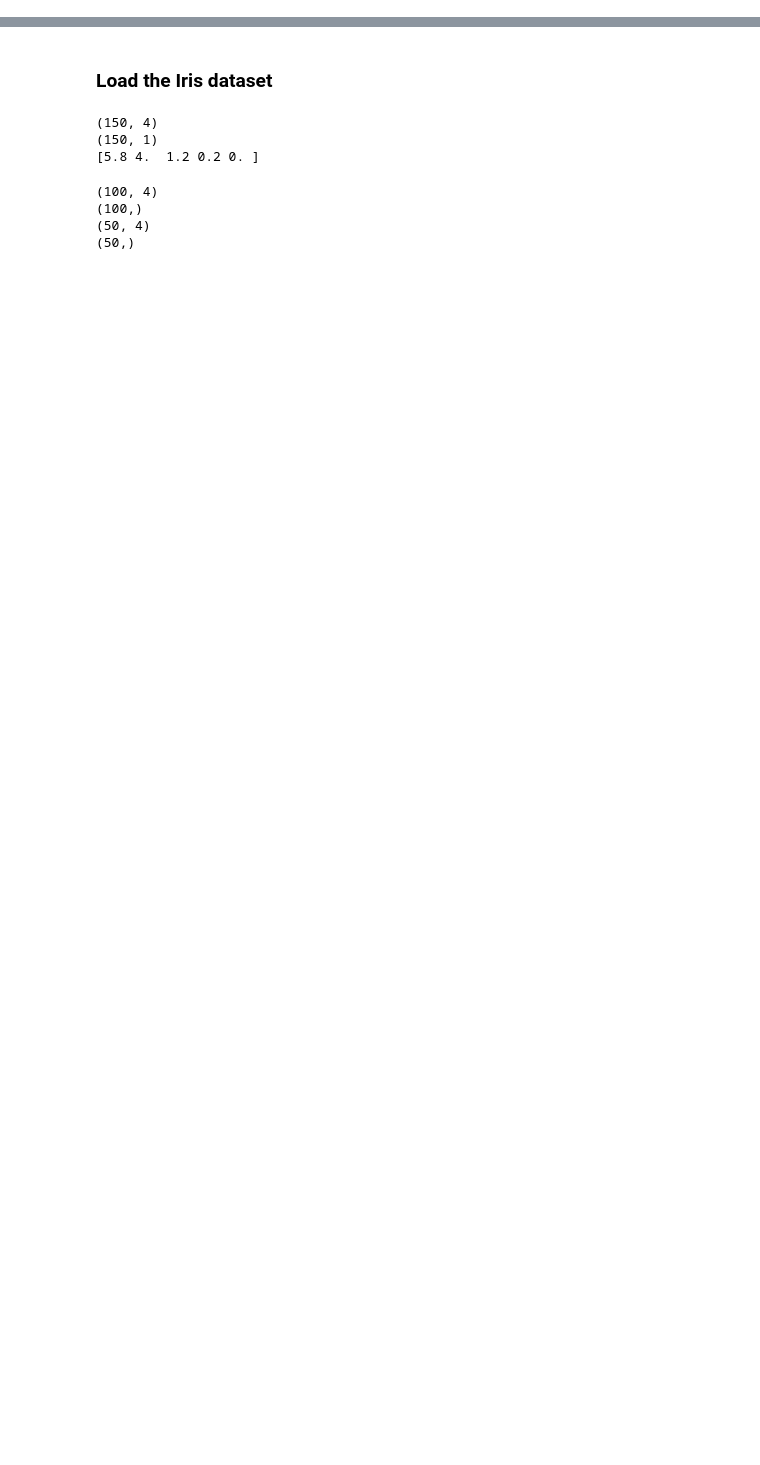
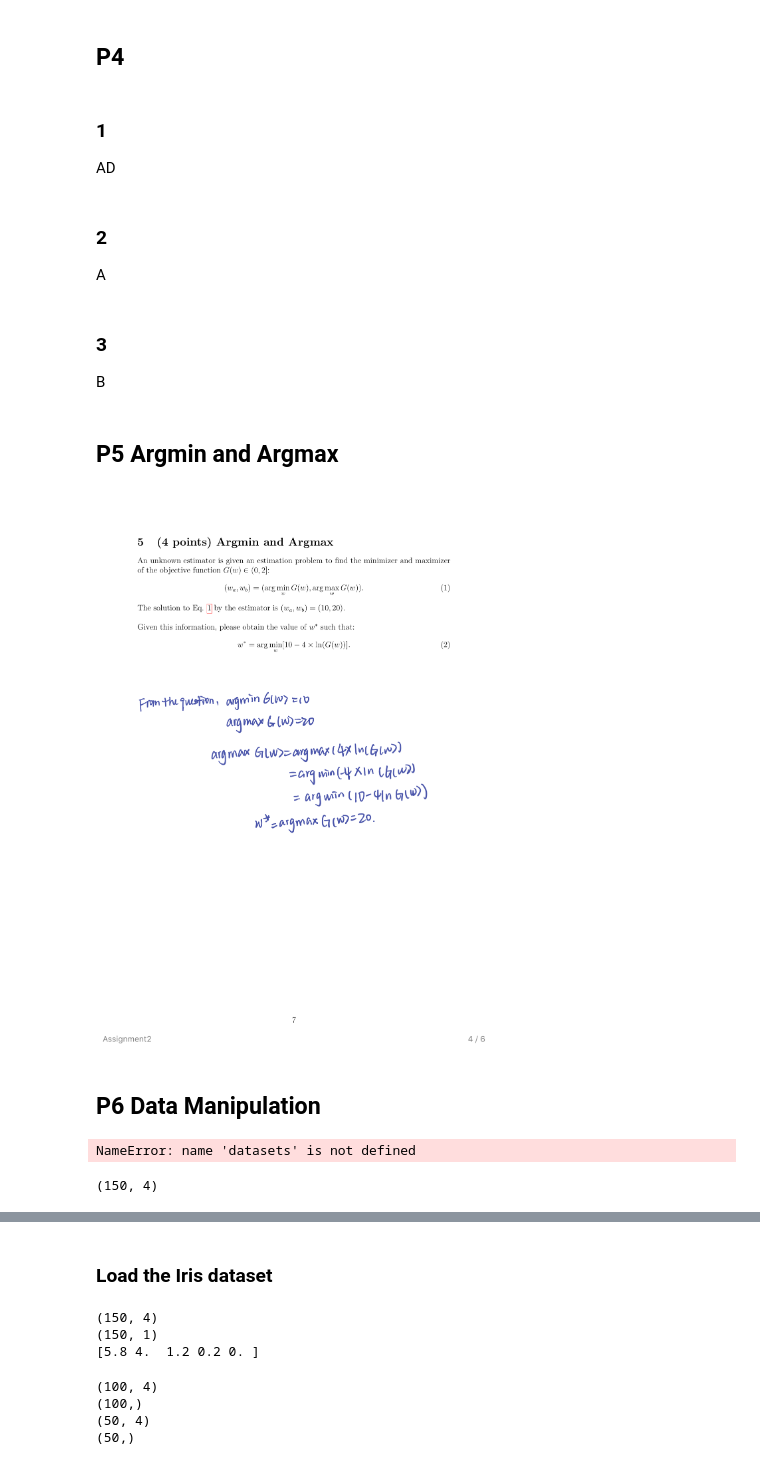
Before and after one commit to SHUYUAN66/COGS-118A, a Jupyter notebook: Assignment2/training_test_errors.ipynb, the cells around one changed output, grey strips where cells are left out. Saved outputs shown, nothing was run; the diff lists cells and outputs as text; code cells hidden in the pictures; blank space fills up the shorter version.

```diff
--- a/Assignment2/training_test_errors.ipynb
+++ b/Assignment2/training_test_errors.ipynb
@@ -0,0 +30,29 @@
+# %% [markdown]
+## P4
+# %% [markdown]
+### 1
+AD
+# %% [markdown]
+### 2
+A
+# %% [markdown]
+### 3
+B
+# %% [markdown]
+## P5 Argmin and Argmax
+# %%
+Image('P4.png')
+# %% [output]
+[figure, added]
+# %% [markdown]
+## P6  Data Manipulation
+# %%
+iris = datasets.load_iris()
+X = iris.data
+Y = iris.target
+# %% [output]
+NameError: name 'datasets' is not defined
+# %%
+X.shape
+# %% [output]
+(150, 4)
```
Also changed, not shown: parts of 22 cells of this notebook, 7 other files.
